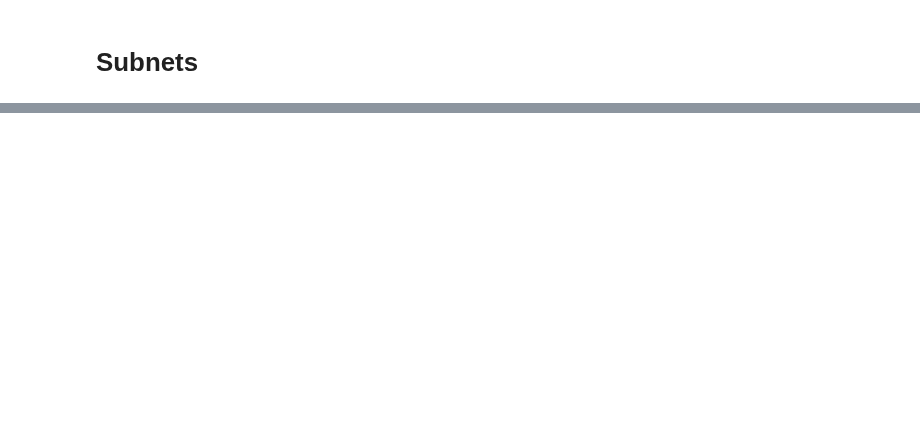
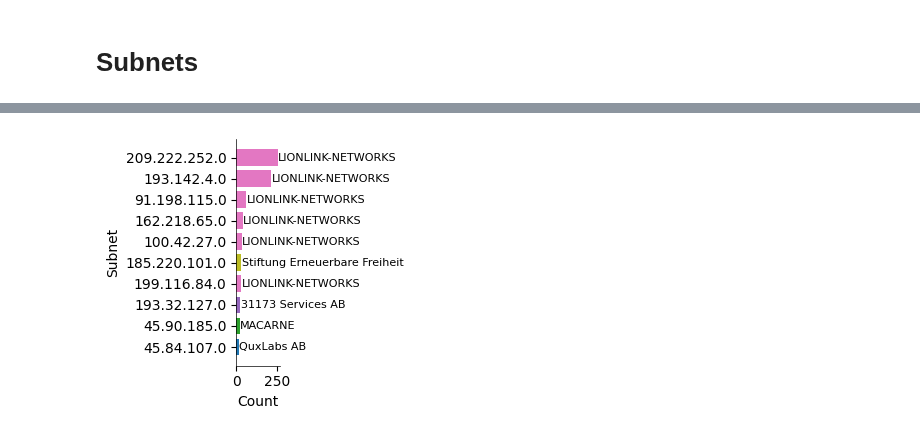
Before and after one commit to ykpyck/monero-traffic-analysis, a Jupyter notebook: exploration_comb.ipynb, the cells around one changed output, grey strips where cells are left out. Drawn from its saved outputs; the diff is of its cells as text; code cells hidden in the pictures; blank space fills up the shorter version.

```diff
--- a/exploration_comb.ipynb
+++ b/exploration_comb.ipynb
@@ -419,0 +377,51 @@ Name: count, dtype: int64
+# %%
+top_subnets = global_result_df['subnet'].value_counts().head(10)
+
+plot_data = []
+for subnet in top_subnets.index:
+    count = top_subnets[subnet]
+    asn = global_result_df[global_result_df['subnet'] == subnet]['asn'].iloc[0]
+    plot_data.append({'subnet': subnet, 'count': count, 'asn': asn})
+
+plot_df = pd.DataFrame(plot_data)
+plot_df = plot_df.sort_values('count')
+
+# color mapping for ASNs
+unique_asns = plot_df['asn'].unique()
+cmap = plt.cm.tab20
+colors = [cmap(i / len(unique_asns)) for i in range(len(unique_asns))]
+#colors, custom_cmap = retrieve_color_palette(n_colors=len(unique_asns), blends=['#c40d1e', '#9013fe', '#49cb40'])
+asn_color_map = dict(zip(unique_asns, colors))
+
+bar_colors = [asn_color_map[asn] for asn in plot_df['asn']]
+
+fig, ax = plt.subplots(figsize=(3.13, 3))
+bars = ax.barh(range(len(plot_df)), plot_df['count'], color=bar_colors)
+
+ax.set_yticks(range(len(plot_df)))
+#ax.set_yticklabels(plot_df['subnet'])
+ax.set_yticklabels([subnet.split('/')[0] for subnet in plot_df['subnet']])
+
+# ASN labels
+for i, (bar, asn) in enumerate(zip(bars, plot_df['asn'])):
+    width = bar.get_width()
+    if i < 15:
+        ax.text(width + 0.01 * max(plot_df['count']), bar.get_y() + bar.get_height()/2,
+            f'{asn}', ha='left', va='center', fontsize=8)
+    else:
+        ax.text(width/5 + 0.01 * max(plot_df['count']), bar.get_y() + bar.get_height()/2,
+            f'{asn}', ha='left', va='center', fontsize=8)
+
+ax.set_xlabel('Count')
+ax.set_ylabel('Subnet')
+
+ax.spines['top'].set_visible(False)
+ax.spines['right'].set_visible(False)
+ax.spines['left'].set_linewidth(0.5)
+ax.spines['bottom'].set_linewidth(0.5)
+
+
+plt.tight_layout()
+plt.show()
+# %% [output]
+[figure, added]
```
Also changed, not shown: parts of 5 cells of this notebook, 4 other files.
